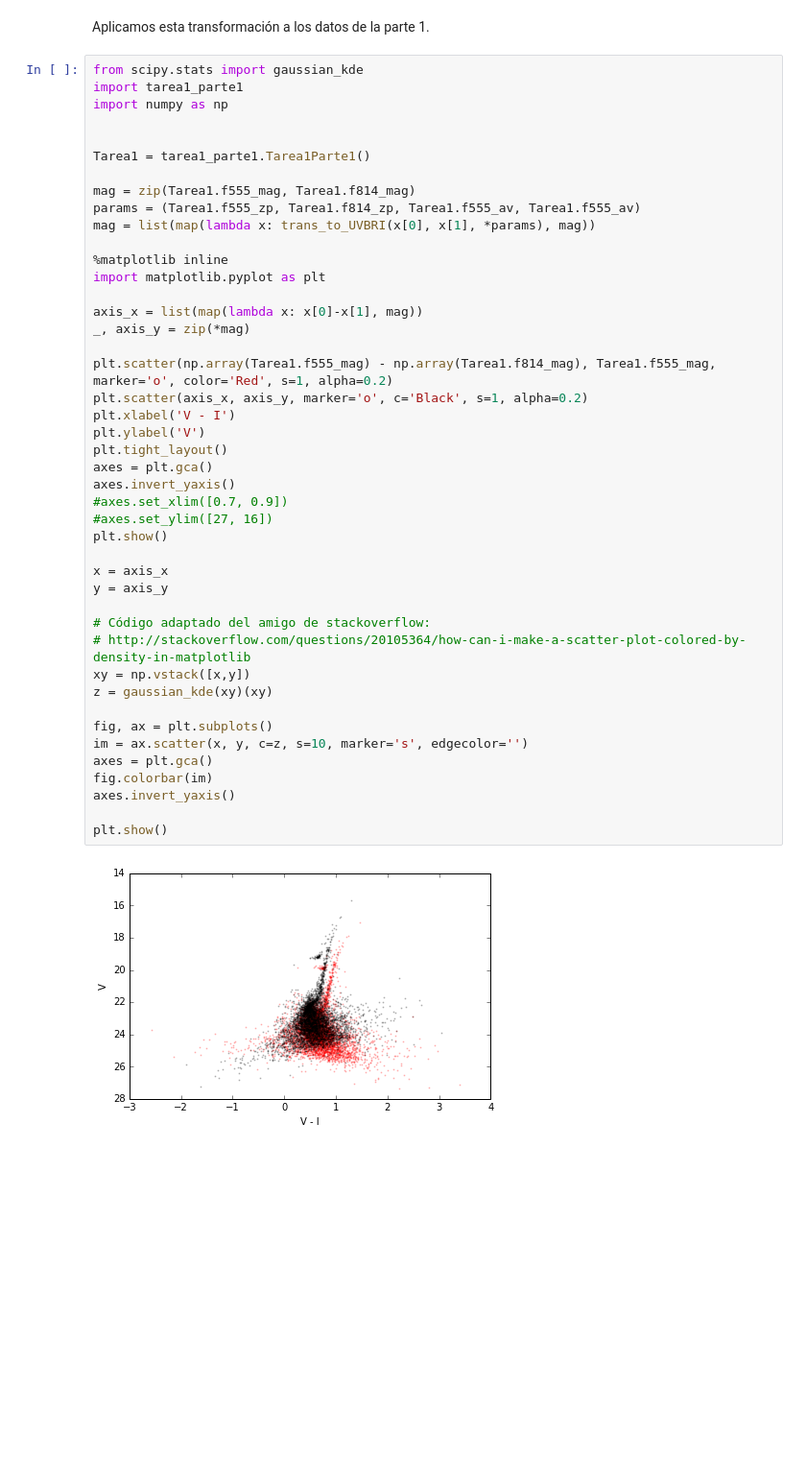
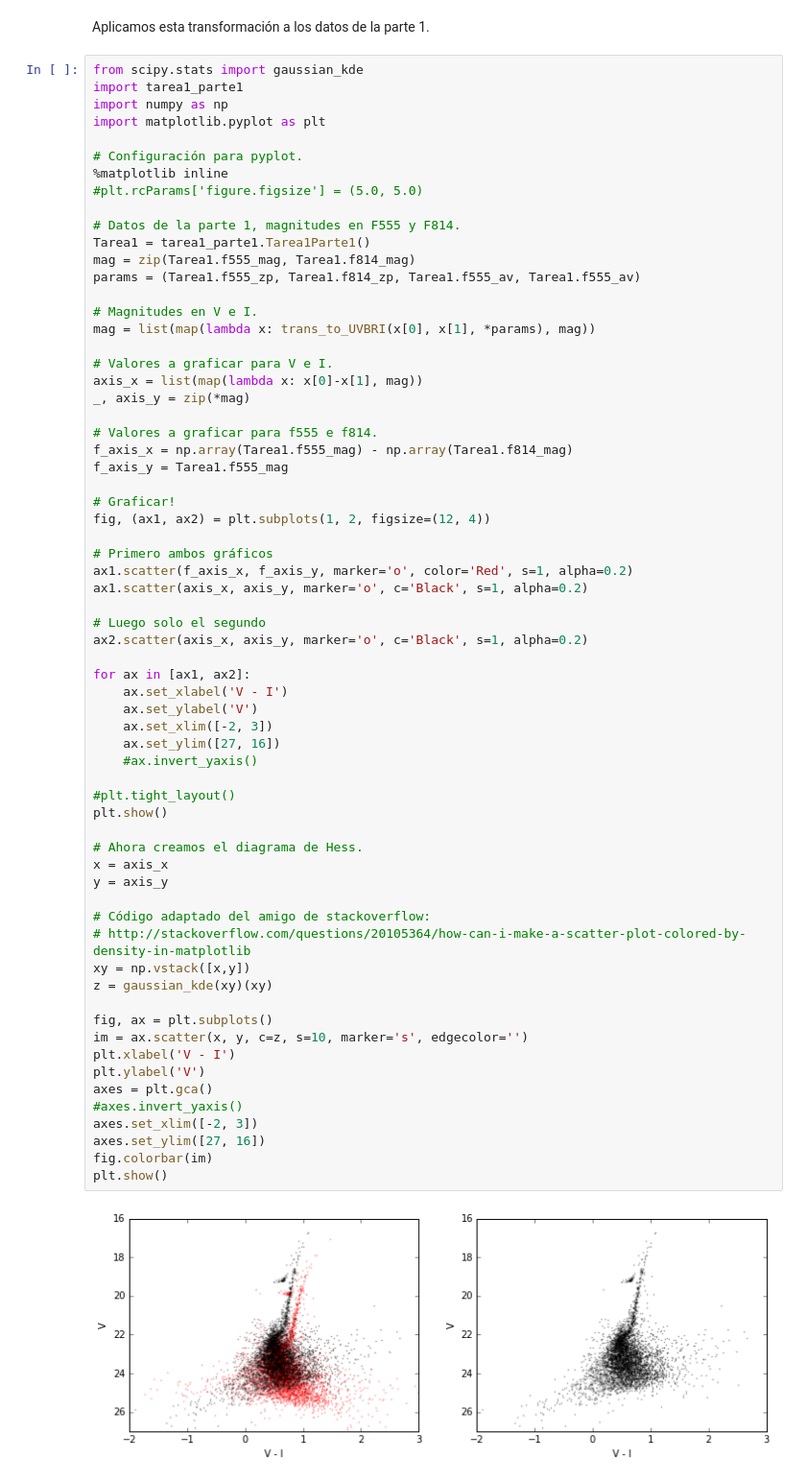
Before and after one commit to cjsantander/AST0421, a Jupyter notebook: Tarea2_Parte2/Tarea1_Parte2.ipynb, the cells around one changed output. Shown at 96% size. Drawn from its saved outputs; the diff is of its cells as text; blank space fills up the shorter version.

```diff
--- a/Tarea2_Parte2/Tarea1_Parte2.ipynb
+++ b/Tarea2_Parte2/Tarea1_Parte2.ipynb
@@ -44,46 +44,67 @@ Aplicamos esta transformación a los datos de la parte 1.
 # %%
 from scipy.stats import gaussian_kde
 import tarea1_parte1
 import numpy as np
+import matplotlib.pyplot as plt
 
+# Configuración para pyplot.
+%matplotlib inline
+#plt.rcParams['figure.figsize'] = (5.0, 5.0)
 
+# Datos de la parte 1, magnitudes en F555 y F814.
 Tarea1 = tarea1_parte1.Tarea1Parte1()
-
 mag = zip(Tarea1.f555_mag, Tarea1.f814_mag)
 params = (Tarea1.f555_zp, Tarea1.f814_zp, Tarea1.f555_av, Tarea1.f555_av)
+
+# Magnitudes en V e I.
 mag = list(map(lambda x: trans_to_UVBRI(x[0], x[1], *params), mag))
 
-%matplotlib inline
-import matplotlib.pyplot as plt
-
+# Valores a graficar para V e I.
 axis_x = list(map(lambda x: x[0]-x[1], mag))
 _, axis_y = zip(*mag)
 
-plt.scatter(np.array(Tarea1.f555_mag) - np.array(Tarea1.f814_mag), Tarea1.f555_mag, marker='o', color='Red', s=1, alpha=0.2)
-plt.scatter(axis_x, axis_y, marker='o', c='Black', s=1, alpha=0.2)
-plt.xlabel('V - I')
-plt.ylabel('V')
-plt.tight_layout()
-axes = plt.gca()
-axes.invert_yaxis()
-#axes.set_xlim([0.7, 0.9])
-#axes.set_ylim([27, 16])
+# Valores a graficar para f555 e f814.
+f_axis_x = np.array(Tarea1.f555_mag) - np.array(Tarea1.f814_mag)
+f_axis_y = Tarea1.f555_mag
+
+# Graficar!
+fig, (ax1, ax2) = plt.subplots(1, 2, figsize=(12, 4))
+
+# Primero ambos gráficos
+ax1.scatter(f_axis_x, f_axis_y, marker='o', color='Red', s=1, alpha=0.2)
+ax1.scatter(axis_x, axis_y, marker='o', c='Black', s=1, alpha=0.2)
+
+# Luego solo el segundo
+ax2.scatter(axis_x, axis_y, marker='o', c='Black', s=1, alpha=0.2)
+
+for ax in [ax1, ax2]:
+    ax.set_xlabel('V - I')
+    ax.set_ylabel('V')
+    ax.set_xlim([-2, 3])
+    ax.set_ylim([27, 16])
+    #ax.invert_yaxis()
+
+#plt.tight_layout()
 plt.show()
 
+# Ahora creamos el diagrama de Hess.
 x = axis_x
 y = axis_y
 
 # Código adaptado del amigo de stackoverflow:
 # http://stackoverflow.com/questions/20105364/how-can-i-make-a-scatter-plot-colored-by-density-in-matplotlib
 xy = np.vstack([x,y])
 z = gaussian_kde(xy)(xy)
 
 fig, ax = plt.subplots()
 im = ax.scatter(x, y, c=z, s=10, marker='s', edgecolor='')
+plt.xlabel('V - I')
+plt.ylabel('V')
 axes = plt.gca()
+#axes.invert_yaxis()
+axes.set_xlim([-2, 3])
+axes.set_ylim([27, 16])
 fig.colorbar(im)
-axes.invert_yaxis()
-
 plt.show()
 # %% [output]
-[figure, old version]
+[figure, new version]
```
Also changed, not shown: parts of 9 cells of this notebook.
